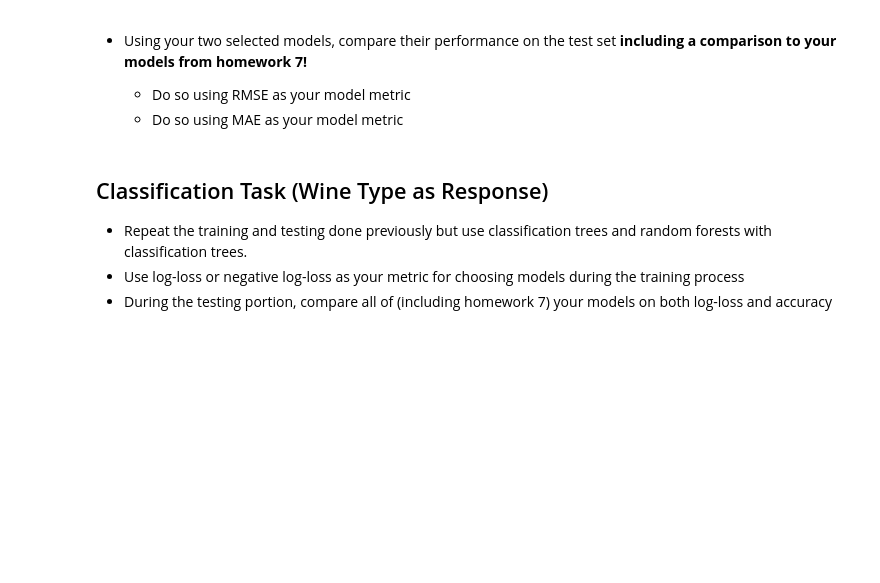
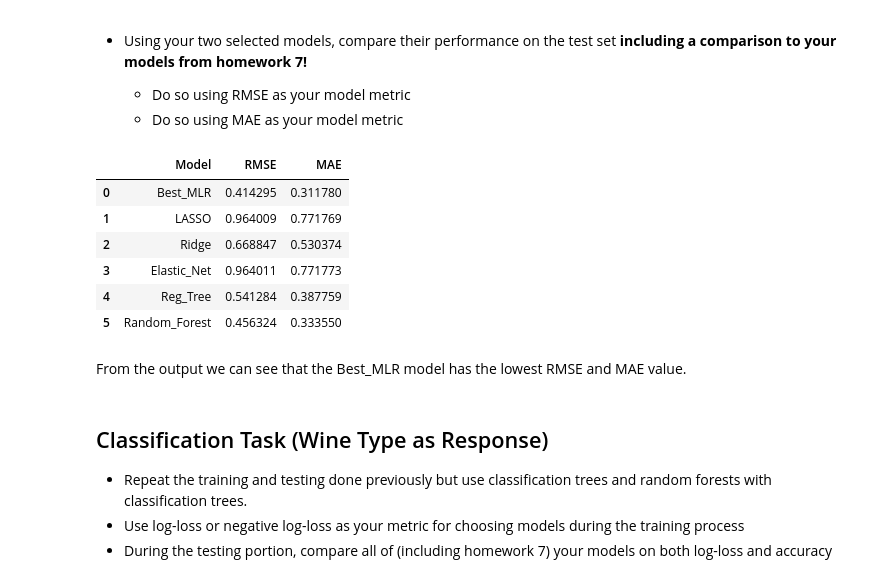
Before and after one commit to franklinzhou-ncsu/new_repo_554, a Jupyter notebook: ST_554_Homework_8.ipynb, the cells around one changed output. Cells and saved outputs as stored; diff of their text form; code cells hidden in the pictures; blank space fills up the shorter version.

```diff
--- a/ST_554_Homework_8.ipynb
+++ b/ST_554_Homework_8.ipynb
@@ -81,3 +81,12 @@ en_best = ElasticNet(alpha = en_mod.alpha_, l1_ratio = en_mod.l1_ratio_).fit(X_t
 - Fit a regression tree
     - Use at least five predictors
     - Use CV to select the tuning parameters (`max_depth` and `min_samples_leaf`)
+# %%
+from sklearn.tree import DecisionTreeRegressor
+from sklearn.model_selection import GridSearchCV
+
+# Tune the model
+rtree_tune = GridSearchCV(DecisionTreeRegressor(),
+ {'max_depth': range(2,15),'min_samples_leaf': range(2,20)},
+                          cv = 5,
+                          scoring = "neg_mean_squared_error").fit(X_train, y_train)
@@ -84,4 +99,19 @@ en_best = ElasticNet(alpha = en_mod.alpha_, l1_ratio = en_mod.l1_ratio_).fit(X_t
+# %%
+# Train the tree model with best estimators
+rtree_cv = rtree_tune.best_estimator_.fit(X_train, y_train)
 # %% [markdown]
 - Fit a random forest model
     - Use at least five predictors
     - Use CV to select the tuning parameter(s) (`max_features`, feel free to include others if you'd like)
+# %%
+from sklearn.ensemble import RandomForestRegressor
+
+# Setup parameters
+parameters = {"max_features": range(1,5), "max_depth": [3, 4, 5, 10, 15], 'min_samples_leaf':[3, 10, 50]}
+
+rf_tune = GridSearchCV(RandomForestRegressor(n_estimators = 500),
+                       parameters,
+                       cv = 5,
+                       scoring = "neg_mean_squared_error").fit(
+                           X_train[['quality', 'density', 'volatile acidity', 'chlorides', 'type', 'citric acid']],
+                           y_train)
@@ -88,3 +125,6 @@ en_best = ElasticNet(alpha = en_mod.alpha_, l1_ratio = en_mod.l1_ratio_).fit(X_t
+# %%
+# Train the RF model with best estimators
+rf_cv = rf_tune.best_estimator_.fit(X_train, y_train)
 # %% [markdown]
 ## Test Models
 # %% [markdown]
@@ -95,31 +135,45 @@ en_best = ElasticNet(alpha = en_mod.alpha_, l1_ratio = en_mod.l1_ratio_).fit(X_t
 # %%
 # Test models on test dataset
 from sklearn.metrics import mean_squared_error, mean_absolute_error
 
 # make prediction using each model
 mlr_pred = mlr_best.predict(X_test_poly)
 lasso_pred = lasso_best.predict(X_test)
 ridge_pred = ridge_best.predict(X_test)
 en_pred = en_best.predict(X_test)
+rtree_pred = rtree_cv.predict(X_test)
+rf_pred = rf_cv.predict(X_test)
 
 # create a dict for 4 models
 models_pred = {
     "Best_MLR": mlr_pred,
     "LASSO": lasso_pred,
     "Ridge": ridge_pred,
-    "Elastic_Net": en_pred
+    "Elastic_Net": en_pred,
+    "Reg_Tree": rtree_pred,
+    "Random_Forest": rf_pred
 }
 
 results = []
 
 # calculate the RMSE and MAE for each model
 for name, pred in models_pred.items():
     RMSE = np.sqrt(mean_squared_error(y_test, pred))
     MAE = mean_absolute_error(y_test, pred)
     results.append([name, RMSE, MAE])
 
 # Output as a table
 pd.DataFrame(results, columns=["Model", "RMSE", "MAE"])
+# %% [output]
+|  | Model | RMSE | MAE |
+| 0 | Best_MLR | 0.414295 | 0.311780 |
+| 1 | LASSO | 0.964009 | 0.771769 |
+| 2 | Ridge | 0.668847 | 0.530374 |
+| 3 | Elastic_Net | 0.964011 | 0.771773 |
+| 4 | Reg_Tree | 0.541284 | 0.387759 |
+| 5 | Random_Forest | 0.456324 | 0.333550 |
+# %% [markdown]
+From the output we can see that the Best_MLR model has the lowest RMSE and MAE value.
 # %% [markdown]
 ## Classification Task (Wine Type as Response)
 
```
Also changed, not shown: parts of 4 cells of this notebook.
